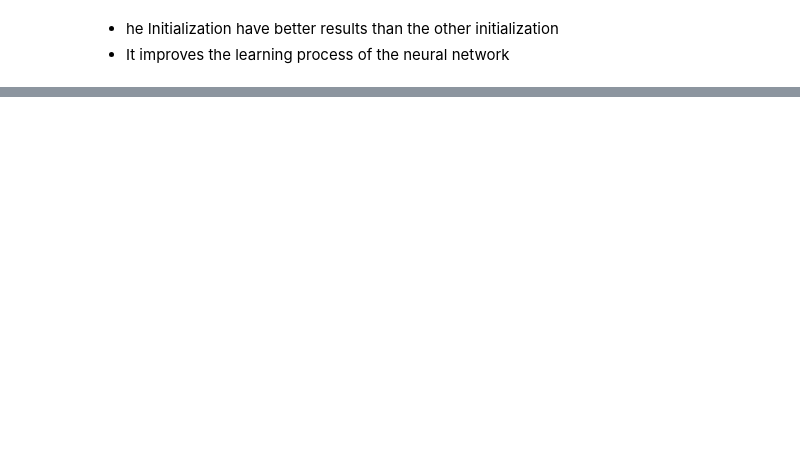
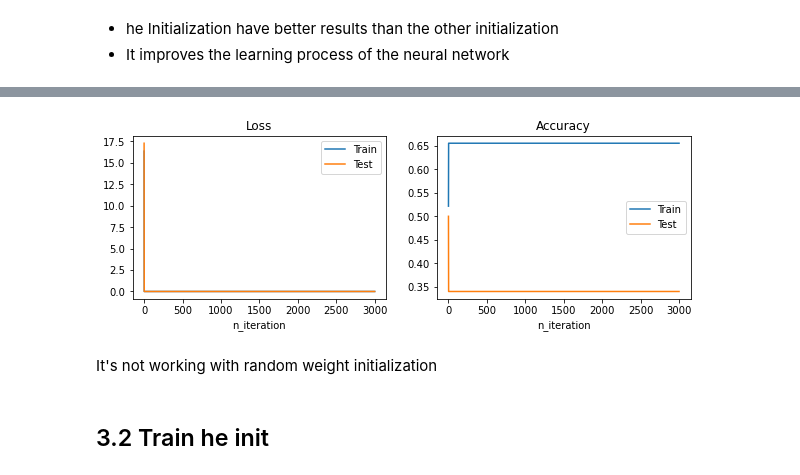
Before and after one commit to danchaud-vincent/deep-learning-specialization, a Jupyter notebook: 08-Test Initialization on Neural Network.ipynb, the cells around one changed output, grey strips where cells are left out. Cells and saved outputs as stored; diff of their text form; code cells hidden in the pictures; blank space fills up the shorter version.

```diff
--- a/08-Test Initialization on Neural Network.ipynb
+++ b/08-Test Initialization on Neural Network.ipynb
@@ -650,0 +700,9 @@ plt.show()
+# %%
+# Flatten
+
+train_x_flat = train_x.reshape(train_x.shape[0],-1).T
+test_x_flat = test_x.reshape(test_x.shape[0],-1).T
+
+
+print("X_train flatten shape:",train_x_flat.shape)
+print("X_test flatten shape:",test_x_flat.shape)
@@ -650,0 +712,7 @@ plt.show()
+# %%
+# Normalize
+
+train_x_flat_norm = train_x_flat/np.max(train_x_flat)
+
+# Warning: the data are normalized with the Training set
+test_x_flat_norm = test_x_flat/np.max(train_x_flat)
@@ -650,0 +721,5 @@ plt.show()
+# %%
+n_iter= 3000
+hidden_layers_dim = [15,15,5]
+learning_rate = 0.0075
+dict_model = neural_network_model(train_x_flat_norm,train_y,test_x_flat_norm,test_y,hidden_layers_dims=hidden_layers_dim,n_iter=n_iter,learning_rate=learning_rate,function_name="relu",initialization_weights="random",display=True)
@@ -650,0 +733,23 @@ plt.show()
+# %%
+# Display the result
+
+fig, axs = plt.subplots(1, 2, figsize=(10, 3))
+
+axs[0].plot(dict_model["cost_train"])
+axs[0].plot(dict_model["cost_test"])
+axs[0].set_title("Loss")
+axs[0].set_xlabel("n_iteration")
+axs[0].legend(["Train","Test"])
+
+axs[1].plot(dict_model["accuracy_train"])
+axs[1].plot(dict_model["accuracy_test"])
+axs[1].set_title("Accuracy")
+axs[1].set_xlabel("n_iteration")
+axs[1].legend(["Train","Test"])
+plt.show()
+# %% [output]
+[figure, added]
+# %% [markdown]
+It's not working with random weight initialization
+# %% [markdown]
+## 3.2 Train he init <a class="anchor" id="section_3_2"></a>
```
Also changed, not shown: parts of 21 cells of this notebook, 3 other files.
